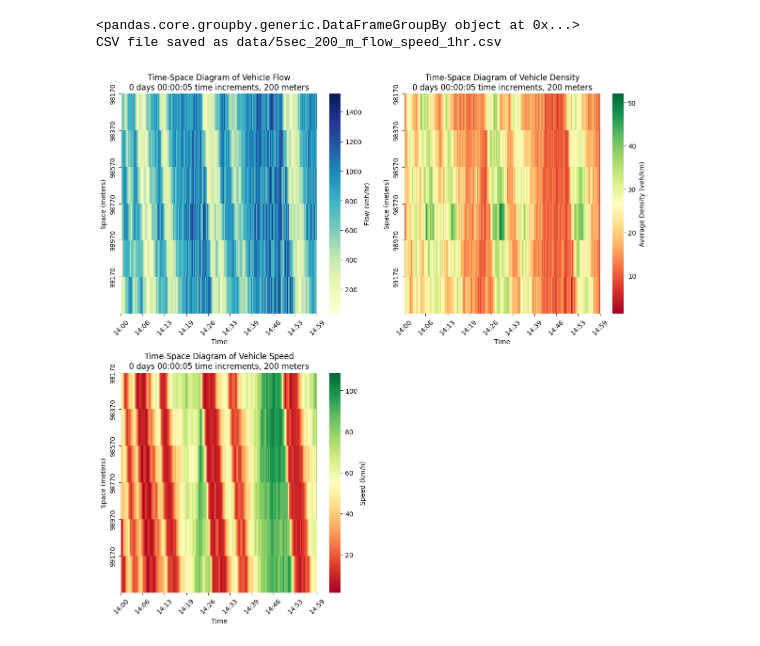
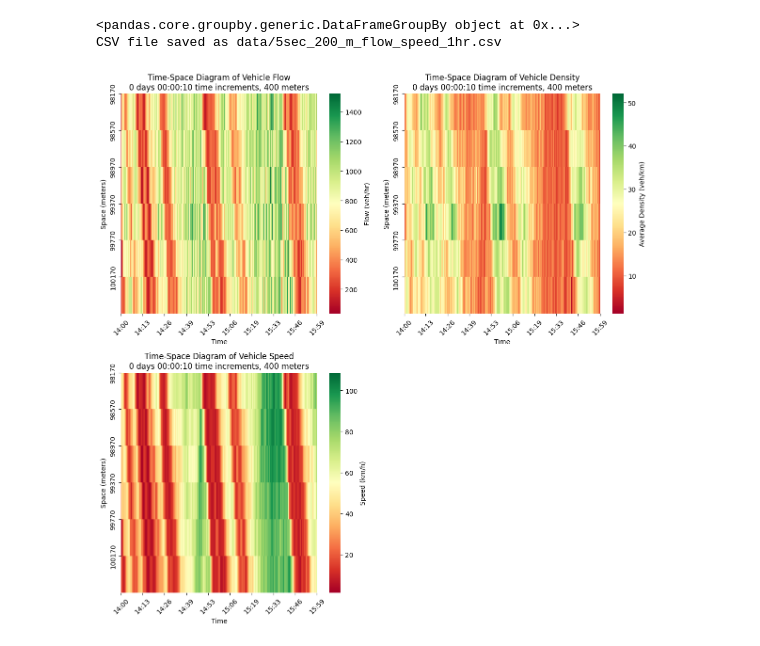
Before and after one commit to woxsao/macroscopic-sim-calibration, a Jupyter notebook: FlowSpeed.ipynb, the cells around one changed output. Cells and saved outputs as stored; diff of their text form; code cells hidden in the pictures.

```diff
--- a/FlowSpeed.ipynb
+++ b/FlowSpeed.ipynb
@@ -189,7 +189,7 @@ def plot_matrices(flow_matrix, density_matrix, time_increment, space_increment,
 
     # Create heatmap for flow matrix
     ax1 = plt.subplot(2, 2, 1)
-    sns.heatmap(flow_matrix.T, cmap="YlGnBu", xticklabels=time_labels, yticklabels=space_labels[::-1], cbar_kws={'label': 'Flow (veh/hr)'})
+    sns.heatmap(flow_matrix.T, cmap="RdYlGn", xticklabels=time_labels, yticklabels=space_labels[::-1], cbar_kws={'label': 'Flow (veh/hr)'})
     plt.title(f"Time-Space Diagram of Vehicle Flow\n{time_increment} time increments, {space_increment} meters")
     plt.xlabel("Time")
     plt.ylabel("Space (meters)")
@@ -240,19 +240,19 @@ def westbound_lane_func(space_bin):
 # %%
 flow_10sec_100m_1hr, density_10sec_100m = get_flow_density_matrix(westbound_trajectories_1_hr_df, westbound_lane_func, time_interval = pd.Timedelta(seconds=5), space_interval = 200, output_filename="5sec_200_m_flow_speed_1hr.csv")
 t_min, t_max = westbound_trajectories_1_hr_df["timestamp"].min(), westbound_trajectories_1_hr_df["timestamp"].max()
 x_min, x_max = westbound_trajectories_1_hr_df["x_position"].min(), westbound_trajectories_1_hr_df["x_position"].max()
 x_max -=400
 flow_10sec_100m_1hr = flow_10sec_100m_1hr[:,2:]
 flow_10sec_100m_1hr = np.flip(flow_10sec_100m_1hr, axis=1)
 density_10sec_100m = density_10sec_100m[:,2:]
 density_10sec_100m = np.flip(density_10sec_100m, axis=1)
 velocity_arr = flow_10sec_100m_1hr/density_10sec_100m
 np.save("flow_5sec_200m_1hr.npy", flow_10sec_100m_1hr)
 np.save("density_5sec_200m_1hr.npy", density_10sec_100m)
 np.save("velocity_5sec_200m_1hr.npy", velocity_arr)
 
-plot_matrices(np.flip(flow_10sec_100m_1hr, axis=1), np.flip(density_10sec_100m, axis=1), pd.Timedelta(seconds=5), 200,  t_min, t_max, x_min, x_max)
+plot_matrices(np.flip(flow_10sec_100m_1hr, axis=1), np.flip(density_10sec_100m, axis=1), pd.Timedelta(seconds=10), 400,  t_min, t_max, x_min, x_max)
 # %% [output]
 <pandas.core.groupby.generic.DataFrameGroupBy object at 0x...>
 CSV file saved as data/5sec_200_m_flow_speed_1hr.csv
-[figure, old version]
+[figure, new version]
```
Also changed, not shown: 1 other file.
